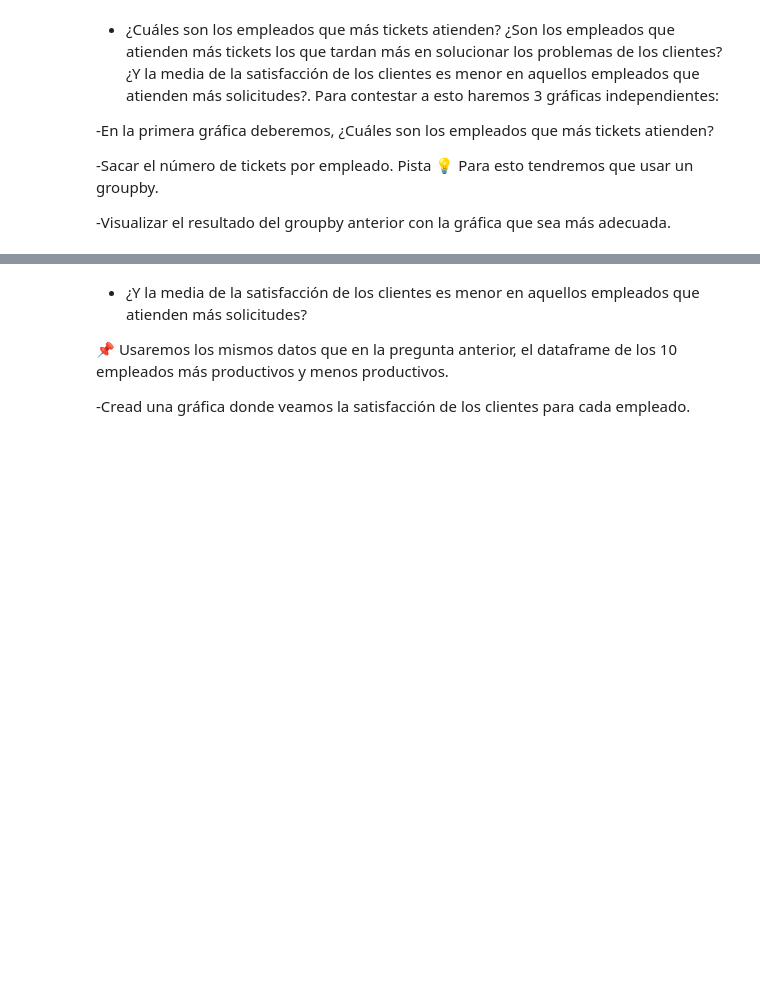
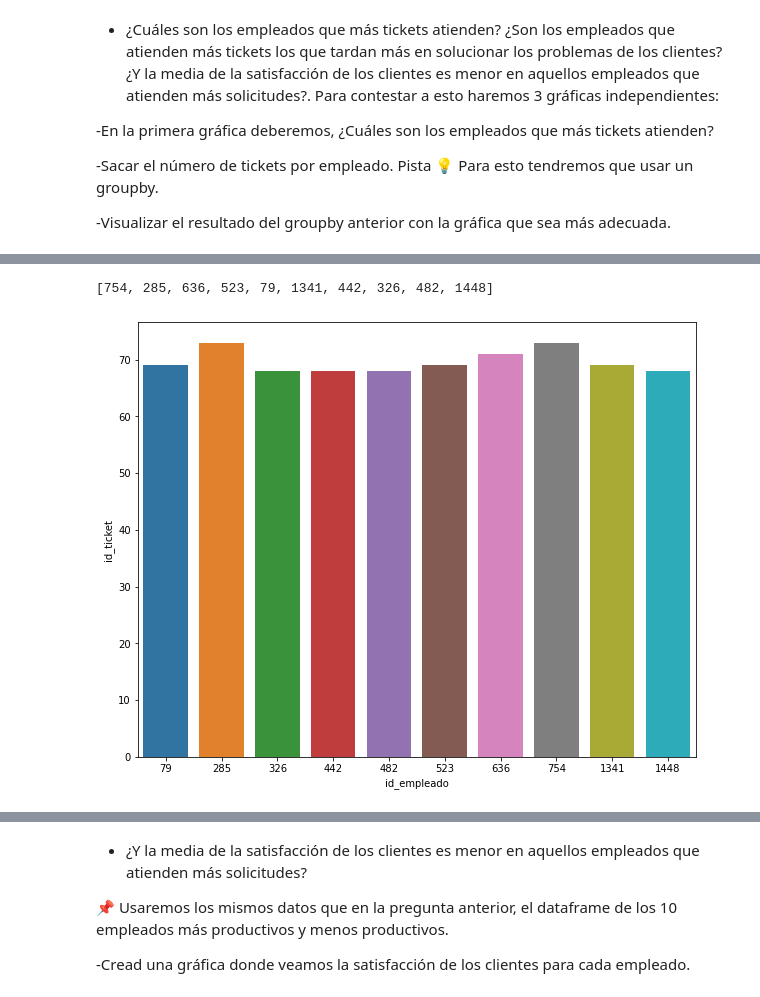
Before and after one commit to Adalab/EDA-y-ETL, a Jupyter notebook: eda/eda-III.ipynb, the cells around one changed output, grey strips where cells are left out. Cells and saved outputs as stored; diff of their text form; code cells hidden in the pictures; blank space fills up the shorter version.

```diff
--- a/eda/eda-III.ipynb
+++ b/eda/eda-III.ipynb
@@ -48,3 +86,6 @@ df = pd.read_csv("datos/historico_tickets_limpio_pandas.csv", index_col=0)
 -Sacar el número de tickets por empleado. Pista 💡 Para esto tendremos que usar un groupby.
 
 -Visualizar el resultado del groupby anterior con la gráfica que sea más adecuada.
+# %%
+df_ticket_empleado = df.groupby('id_empleado').count().sort_values(by= 'id_ticket', ascending=False).iloc[:10,:].reset_index()
+df_ticket_empleado
@@ -50,0 +104,13 @@ df = pd.read_csv("datos/historico_tickets_limpio_pandas.csv", index_col=0)
+# %%
+lista_mas = df_ticket_empleado['id_empleado'].to_list()
+lista_mas
+# %% [output]
+[754, 285, 636, 523, 79, 1341, 442, 326, 482, 1448]
+# %%
+plt.figure()
+
+sns.barplot(x= 'id_empleado', y= 'id_ticket', data= df_ticket_empleado)
+
+plt.show();
+# %% [output]
+[figure, added]
```
Also changed, not shown: parts of 14 cells of this notebook.
